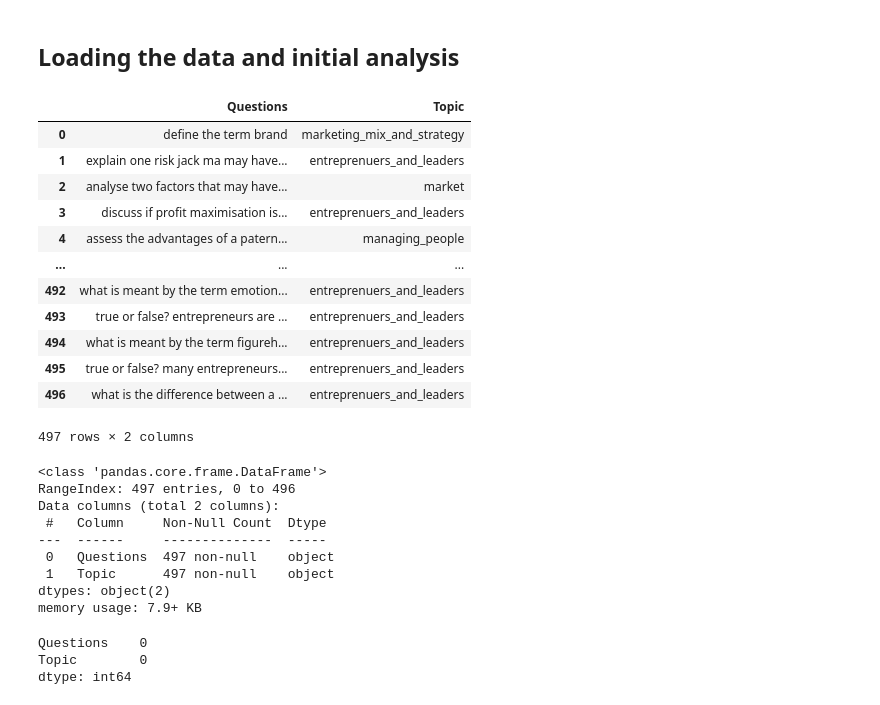
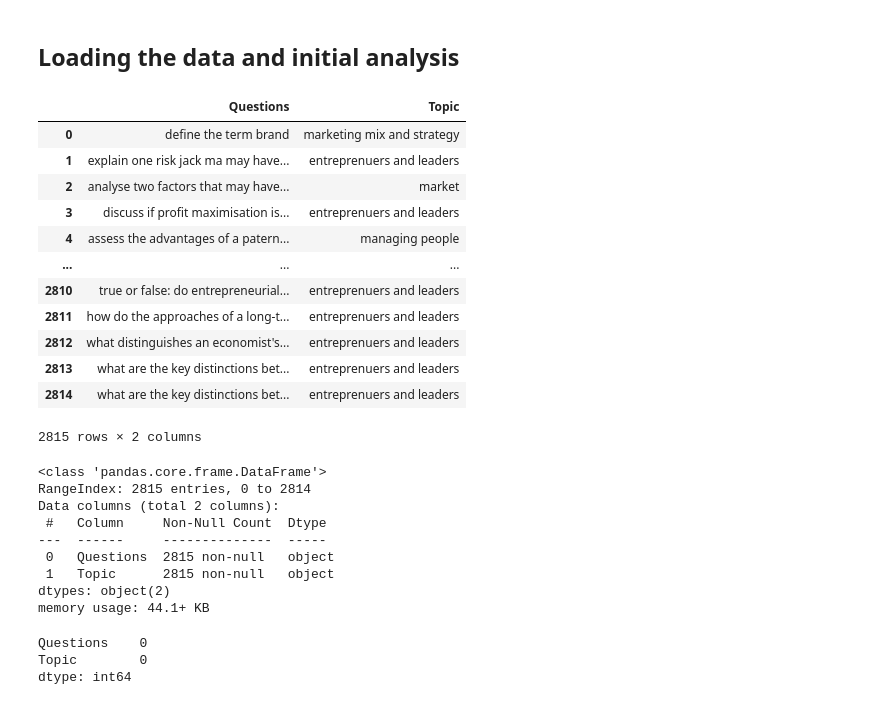
Before and after one commit to IU-Capstone-Project-2024/A-Level, a Jupyter notebook: notebooks/eda.ipynb, the cells around one changed output. Cells and saved outputs as stored; diff of their text form; code cells hidden in the pictures.

```diff
--- a/notebooks/eda.ipynb
+++ b/notebooks/eda.ipynb
@@ -21,34 +23,34 @@ sns.set(style="whitegrid")
 ## Loading the data and initial analysis
 # %%
 reader = DatasetReader()
-data = reader.read('../data/csv/clean_data.csv', '../data/parsing/save_my_exams_data.csv')
+data = reader.read_dirs('../data')
 data
 # %% [output]
 |  | Questions | Topic |
-| 0 | define the term brand | marketing_mix_and_strategy |
-| 1 | explain one risk jack ma may have... | entreprenuers_and_leaders |
+| 0 | define the term brand | marketing mix and strategy |
+| 1 | explain one risk jack ma may have... | entreprenuers and leaders |
 | 2 | analyse two factors that may have... | market |
-| 3 | discuss if profit maximisation is... | entreprenuers_and_leaders |
-| 4 | assess the advantages of a patern... | managing_people |
+| 3 | discuss if profit maximisation is... | entreprenuers and leaders |
+| 4 | assess the advantages of a patern... | managing people |
 | ... | ... | ... |
-| 492 | what is meant by the term emotion... | entreprenuers_and_leaders |
-| 493 | true or false? entrepreneurs are ... | entreprenuers_and_leaders |
-| 494 | what is meant by the term figureh... | entreprenuers_and_leaders |
-| 495 | true or false? many entrepreneurs... | entreprenuers_and_leaders |
-| 496 | what is the difference between a ... | entreprenuers_and_leaders |
+| 2810 | true or false: do entrepreneurial... | entreprenuers and leaders |
+| 2811 | how do the approaches of a long-t... | entreprenuers and leaders |
+| 2812 | what distinguishes an economist's... | entreprenuers and leaders |
+| 2813 | what are the key distinctions bet... | entreprenuers and leaders |
+| 2814 | what are the key distinctions bet... | entreprenuers and leaders |
-497 rows × 2 columns
+2815 rows × 2 columns
 # %%
 data.info()
 # %% [output]
 <class 'pandas.core.frame.DataFrame'>
-RangeIndex: 497 entries, 0 to 496
+RangeIndex: 2815 entries, 0 to 2814
 Data columns (total 2 columns):
  #   Column     Non-Null Count  Dtype
 ---  ------     --------------  -----
- 0   Questions  497 non-null    object
- 1   Topic      497 non-null    object
+ 0   Questions  2815 non-null   object
+ 1   Topic      2815 non-null   object
 dtypes: object(2)
-memory usage: 7.9+ KB
+memory usage: 44.1+ KB
 # %%
 data.isnull().sum()
 # %% [output]
```
Also changed, not shown: parts of 6 cells of this notebook, 2 other files.
